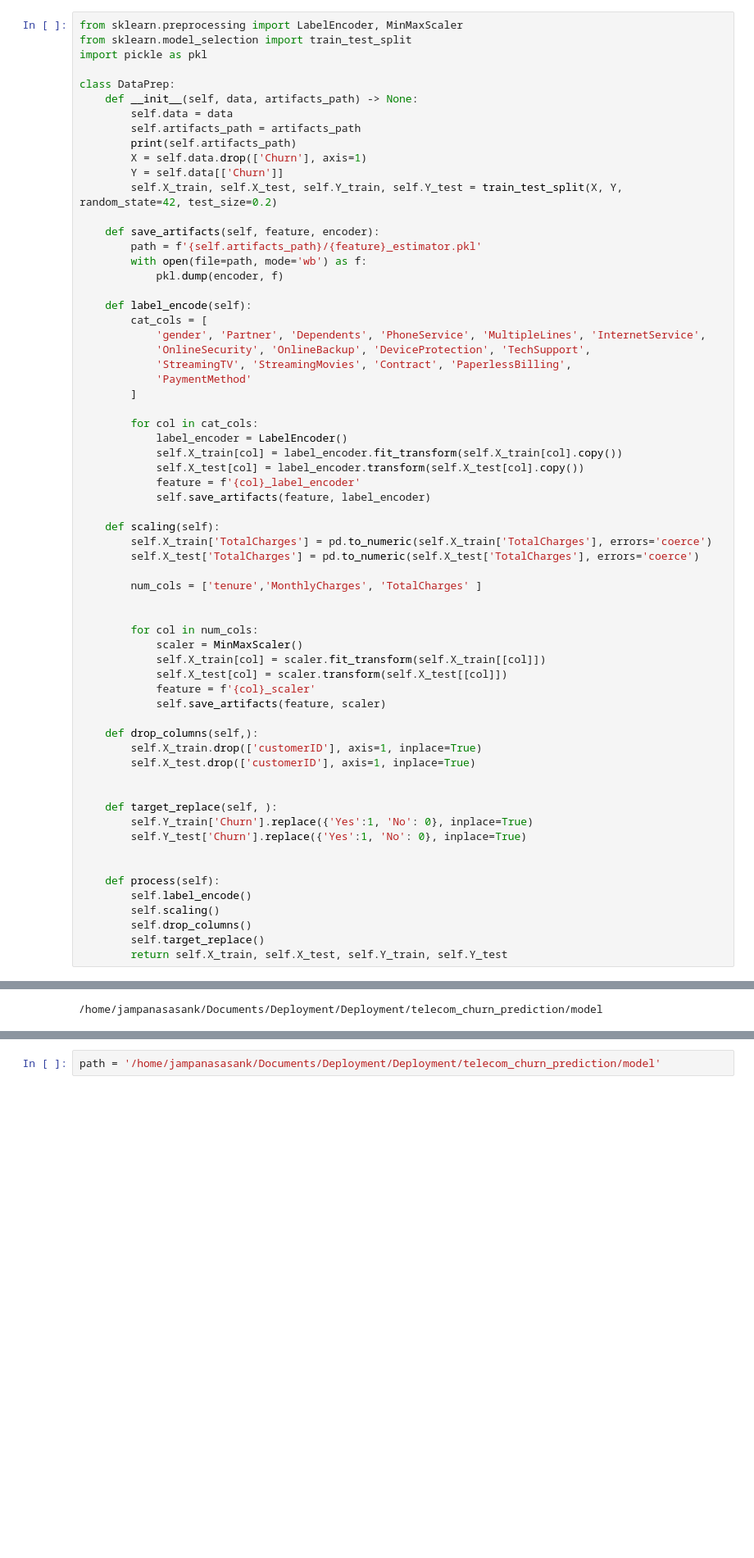
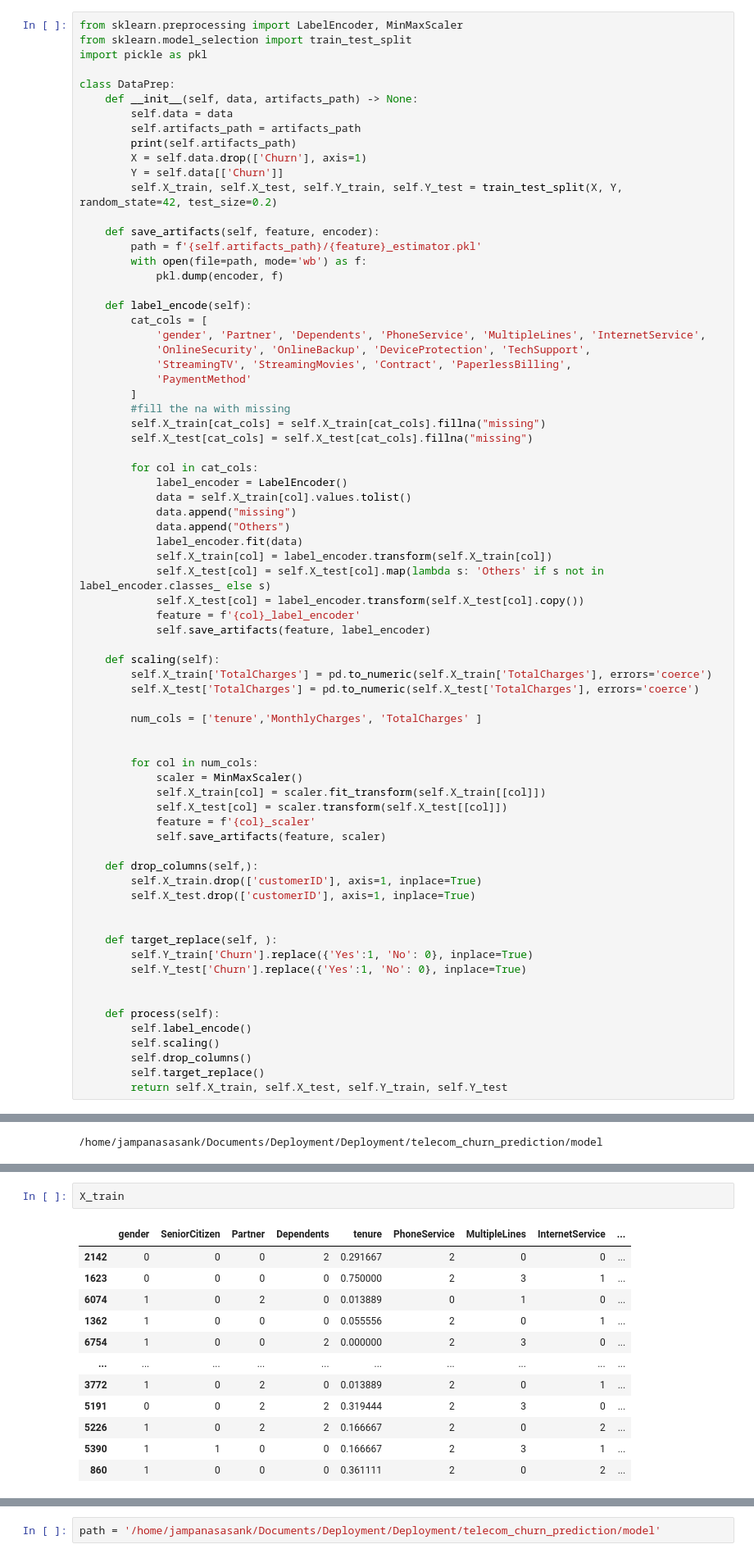
Before and after one commit to sasankjampana8/Deployment, a Jupyter notebook: telecom_churn_prediction/Notebook1.ipynb, the cells around one changed output, grey strips where cells are left out. Shown at 82% size. Cells and saved outputs as stored; diff of their text form; blank space fills up the shorter version.

```diff
--- a/telecom_churn_prediction/Notebook1.ipynb
+++ b/telecom_churn_prediction/Notebook1.ipynb
@@ -434,10 +434,18 @@ class DataPrep:
             'StreamingTV', 'StreamingMovies', 'Contract', 'PaperlessBilling',
             'PaymentMethod'
         ]
+        #fill the na with missing
+        self.X_train[cat_cols] = self.X_train[cat_cols].fillna("missing")
+        self.X_test[cat_cols] = self.X_test[cat_cols].fillna("missing")
 
         for col in cat_cols:
             label_encoder = LabelEncoder()
-            self.X_train[col] = label_encoder.fit_transform(self.X_train[col].copy())
+            data = self.X_train[col].values.tolist()
+            data.append("missing")
+            data.append("Others")
+            label_encoder.fit(data)
+            self.X_train[col] = label_encoder.transform(self.X_train[col])
+            self.X_test[col] = self.X_test[col].map(lambda s: 'Others' if s not in label_encoder.classes_ else s)
             self.X_test[col] = label_encoder.transform(self.X_test[col].copy())
             feature = f'{col}_label_encoder'
             self.save_artifacts(feature, label_encoder)
@@ -496,0 +523,15 @@ For example, when doing 'df[col].method(value, inplace=True)', try using 'df.met
+# %%
+X_train
+# %% [output]
+|  | gender | SeniorCitizen | Partner | Dependents | tenure | PhoneService | MultipleLines | InternetService | ... |
+| 2142 | 0 | 0 | 0 | 2 | 0.291667 | 2 | 0 | 0 | ... |
+| 1623 | 0 | 0 | 0 | 0 | 0.750000 | 2 | 3 | 1 | ... |
+| 6074 | 1 | 0 | 2 | 0 | 0.013889 | 0 | 1 | 0 | ... |
+| 1362 | 1 | 0 | 0 | 0 | 0.055556 | 2 | 0 | 1 | ... |
+| 6754 | 1 | 0 | 0 | 2 | 0.000000 | 2 | 3 | 0 | ... |
+| ... | ... | ... | ... | ... | ... | ... | ... | ... | ... |
+| 3772 | 1 | 0 | 2 | 0 | 0.013889 | 2 | 0 | 1 | ... |
+| 5191 | 0 | 0 | 2 | 2 | 0.319444 | 2 | 3 | 0 | ... |
+| 5226 | 1 | 0 | 2 | 2 | 0.166667 | 2 | 0 | 2 | ... |
+| 5390 | 1 | 1 | 0 | 0 | 0.166667 | 2 | 3 | 1 | ... |
+| 860 | 1 | 0 | 0 | 0 | 0.361111 | 2 | 0 | 2 | ... |
```
Also changed, not shown: parts of 4 cells of this notebook, 28 other files.
